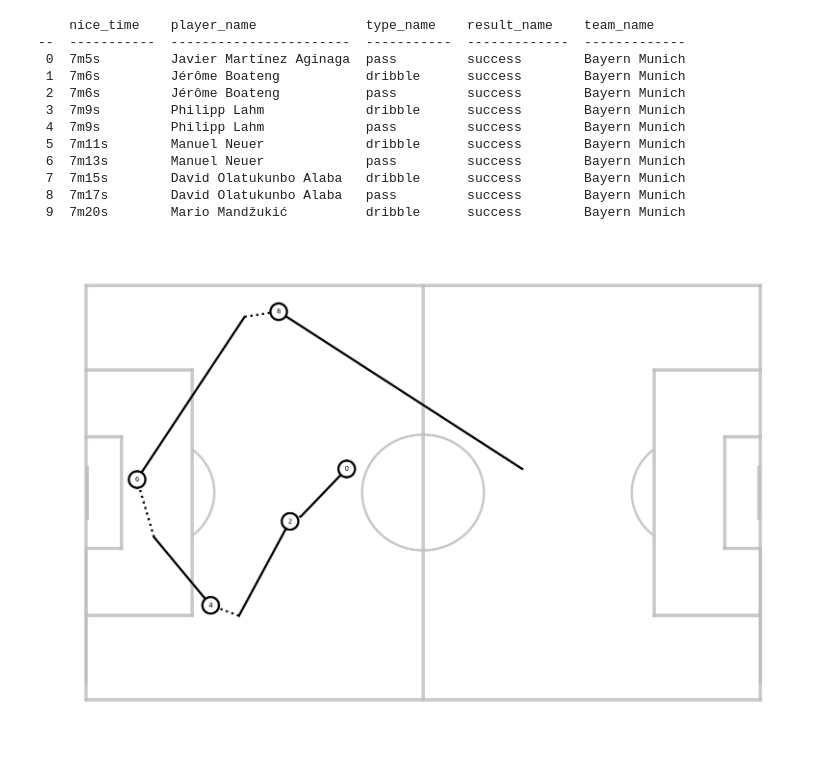
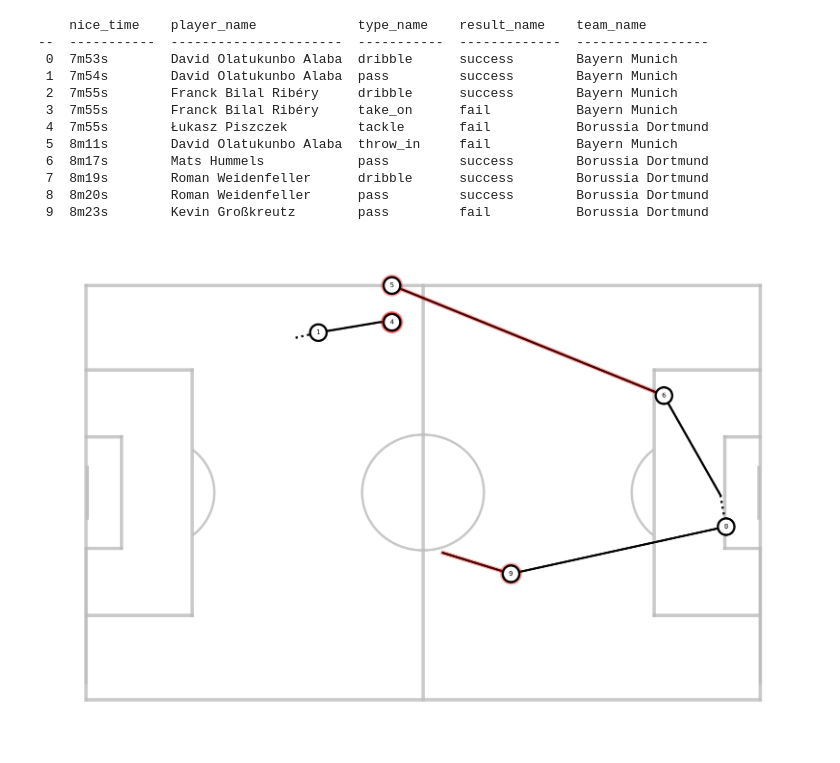
Before and after one commit to francescozonaro/statsbombplot, a Jupyter notebook: testing-notebooks/actions.ipynb, the cells around one changed output. Cells and saved outputs as stored; diff of their text form; code cells hidden in the pictures.

```diff
--- a/testing-notebooks/actions.ipynb
+++ b/testing-notebooks/actions.ipynb
@@ -30,36 +30,36 @@ df_actions = df_actions.sort_values(by=['period_id', 'time_seconds'], ascending=
 # %%
 import statsbombplot as pys
 from tabulate import tabulate
 
 def nice_time(row):
     minute = int((row.period_id-1)*45 +row.time_seconds // 60)
     second = int(row.time_seconds % 60)
     return f"{minute}m{second}s"
 
 def find_goal(df):
     df = df[(df['type_id'] == 11) & (df['result_id'] == 1)]
     return df.index
 
 # goals = list(find_goal(df_actions))
 # starting_id = goals[0]
 # df = df_actions[starting_id - 9: starting_id + 1].copy()
-df = df_actions[180:190].copy()
+df = df_actions[200:210].copy()
 df = df.reset_index(drop=True)
 df["nice_time"] = df.apply(nice_time, axis=1)
 pys.draw_actions(df)
 cols = ['nice_time', 'player_name', 'type_name', 'result_name', 'team_name']
 print(tabulate(df[cols], headers = cols, showindex=True))
 # %% [output]
-    nice_time    player_name              type_name    result_name    team_name
---  -----------  -----------------------  -----------  -------------  -------------
- 0  7m5s         Javier Martínez Aginaga  pass         success        Bayern Munich
- 1  7m6s         Jérôme Boateng           dribble      success        Bayern Munich
- 2  7m6s         Jérôme Boateng           pass         success        Bayern Munich
- 3  7m9s         Philipp Lahm             dribble      success        Bayern Munich
- 4  7m9s         Philipp Lahm             pass         success        Bayern Munich
- 5  7m11s        Manuel Neuer             dribble      success        Bayern Munich
- 6  7m13s        Manuel Neuer             pass         success        Bayern Munich
- 7  7m15s        David Olatukunbo Alaba   dribble      success        Bayern Munich
- 8  7m17s        David Olatukunbo Alaba   pass         success        Bayern Munich
- 9  7m20s        Mario Mandžukić          dribble      success        Bayern Munich
+    nice_time    player_name             type_name    result_name    team_name
+--  -----------  ----------------------  -----------  -------------  -----------------
+ 0  7m53s        David Olatukunbo Alaba  dribble      success        Bayern Munich
+ 1  7m54s        David Olatukunbo Alaba  pass         success        Bayern Munich
+ 2  7m55s        Franck Bilal Ribéry     dribble      success        Bayern Munich
+ 3  7m55s        Franck Bilal Ribéry     take_on      fail           Bayern Munich
+ 4  7m55s        Łukasz Piszczek         tackle       fail           Borussia Dortmund
+ 5  8m11s        David Olatukunbo Alaba  throw_in     fail           Bayern Munich
+ 6  8m17s        Mats Hummels            pass         success        Borussia Dortmund
+ 7  8m19s        Roman Weidenfeller      dribble      success        Borussia Dortmund
+ 8  8m20s        Roman Weidenfeller      pass         success        Borussia Dortmund
+ 9  8m23s        Kevin Großkreutz        pass         fail           Borussia Dortmund
-[figure, old version]
+[figure, new version]
```
Also changed, not shown: 1 other file.
